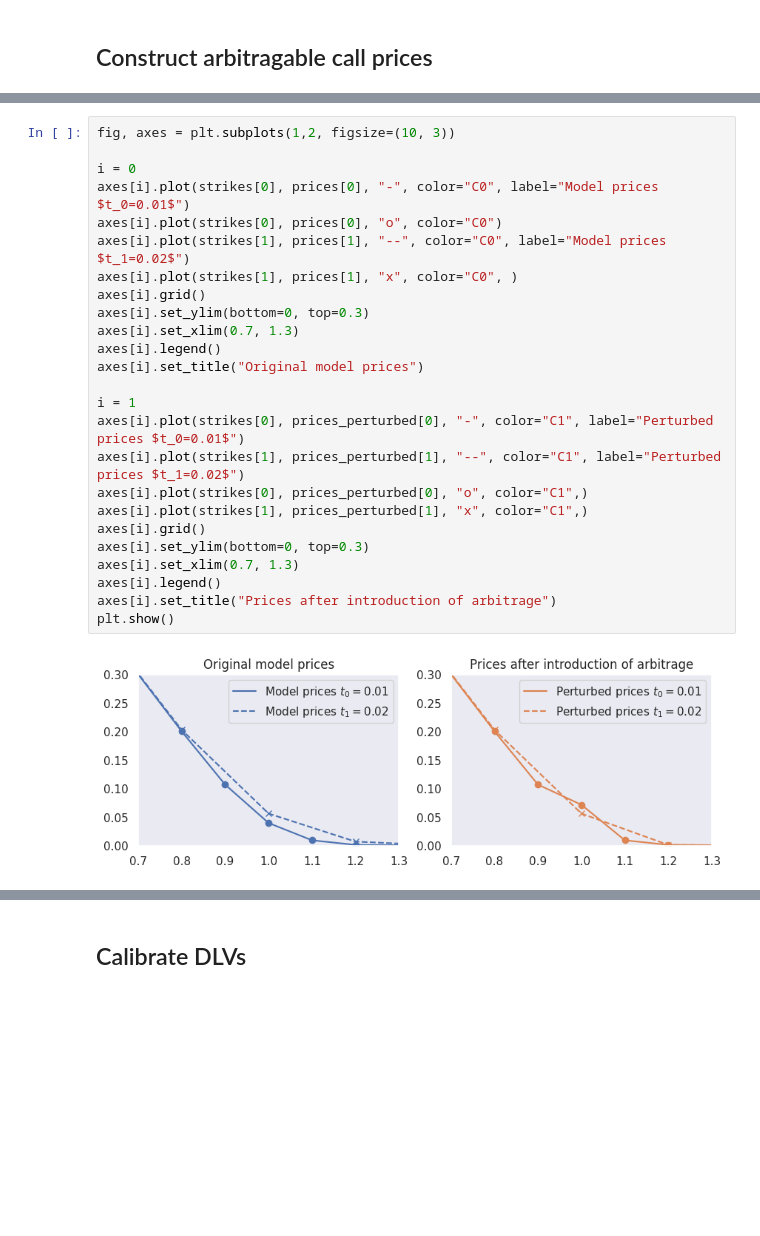
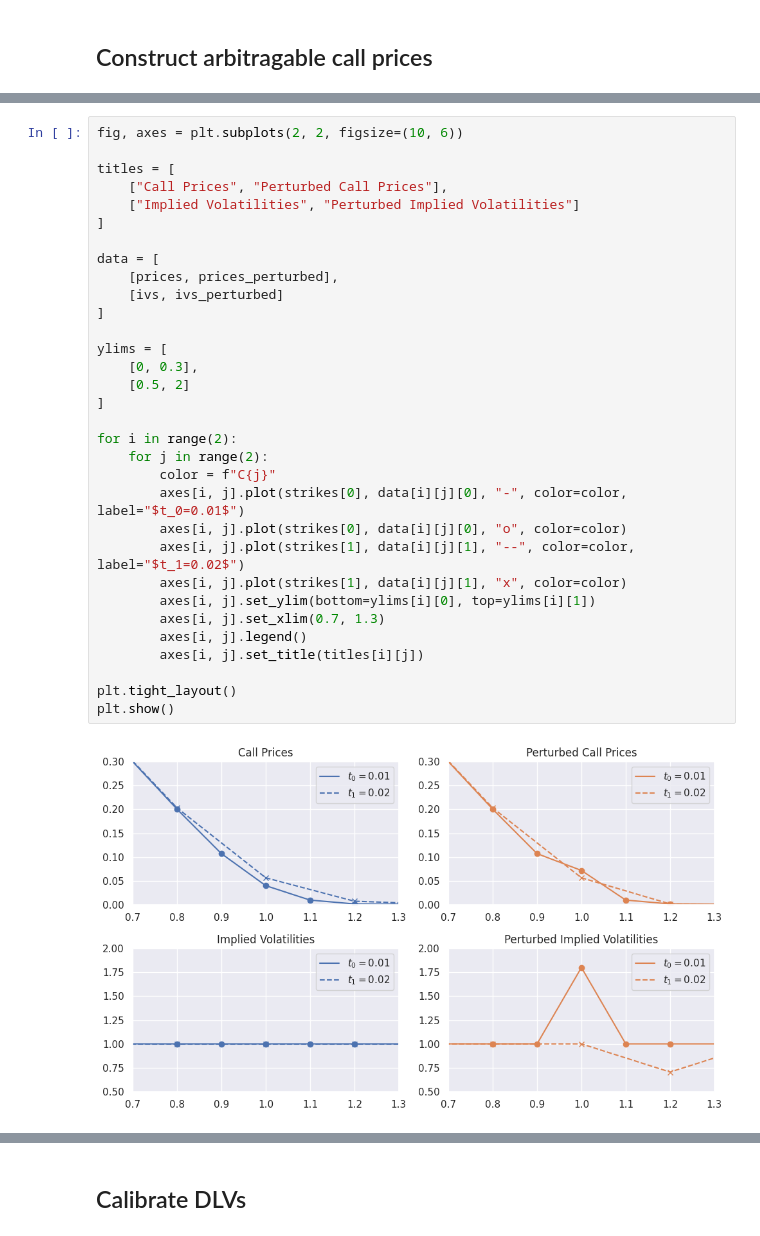
Before and after one commit to mwbrulhardt/gleam, a Jupyter notebook: examples/arbitrage_repair.ipynb, the cells around one changed output, grey strips where cells are left out. Drawn from its saved outputs; the diff is of its cells as text; blank space fills up the shorter version.

Commit message:
Aggregated plots and added some increased numerical precision.

```diff
--- a/examples/arbitrage_repair.ipynb
+++ b/examples/arbitrage_repair.ipynb
@@ -33,27 +40,34 @@ prices_perturbed[1, 4] = prices[1, 4] * 0.2
 # %%
-fig, axes = plt.subplots(1,2, figsize=(10, 3))
+fig, axes = plt.subplots(2, 2, figsize=(10, 6))
 
-i = 0
-axes[i].plot(strikes[0], prices[0], "-", color="C0", label="Model prices $t_0=0.01$")
-axes[i].plot(strikes[0], prices[0], "o", color="C0")
-axes[i].plot(strikes[1], prices[1], "--", color="C0", label="Model prices $t_1=0.02$")
-axes[i].plot(strikes[1], prices[1], "x", color="C0", )
-axes[i].grid()
-axes[i].set_ylim(bottom=0, top=0.3)
-axes[i].set_xlim(0.7, 1.3)
-axes[i].legend()
-axes[i].set_title("Original model prices")
+titles = [
+    ["Call Prices", "Perturbed Call Prices"],
+    ["Implied Volatilities", "Perturbed Implied Volatilities"]
+]
 
-i = 1
-axes[i].plot(strikes[0], prices_perturbed[0], "-", color="C1", label="Perturbed prices $t_0=0.01$")
-axes[i].plot(strikes[1], prices_perturbed[1], "--", color="C1", label="Perturbed prices $t_1=0.02$")
-axes[i].plot(strikes[0], prices_perturbed[0], "o", color="C1",)
-axes[i].plot(strikes[1], prices_perturbed[1], "x", color="C1",)
-axes[i].grid()
-axes[i].set_ylim(bottom=0, top=0.3)
-axes[i].set_xlim(0.7, 1.3)
-axes[i].legend()
-axes[i].set_title("Prices after introduction of arbitrage")
+data = [
+    [prices, prices_perturbed],
+    [ivs, ivs_perturbed]
+]
+
+ylims = [
+    [0, 0.3],
+    [0.5, 2]
+]
+
+for i in range(2):
+    for j in range(2):
+        color = f"C{j}"
+        axes[i, j].plot(strikes[0], data[i][j][0], "-", color=color, label="$t_0=0.01$")
+        axes[i, j].plot(strikes[0], data[i][j][0], "o", color=color)
+        axes[i, j].plot(strikes[1], data[i][j][1], "--", color=color, label="$t_1=0.02$")
+        axes[i, j].plot(strikes[1], data[i][j][1], "x", color=color)
+        axes[i, j].set_ylim(bottom=ylims[i][0], top=ylims[i][1])
+        axes[i, j].set_xlim(0.7, 1.3)
+        axes[i, j].legend()
+        axes[i, j].set_title(titles[i][j])
+
+plt.tight_layout()
 plt.show()
 # %% [output]
-[figure, old version]
+[figure, new version]
```
Also changed, not shown: parts of 8 cells of this notebook, 2 other files.
